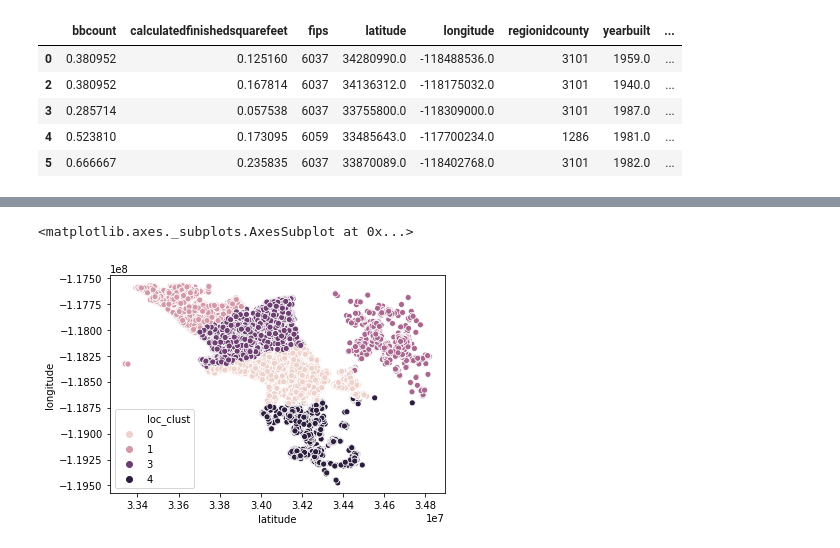
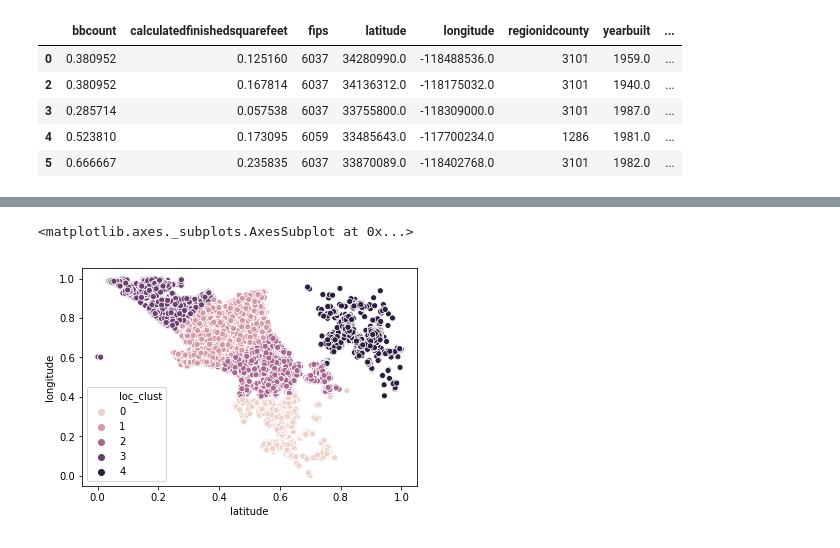
Before and after one commit to Norrick-McGee/ds-methodologies-exercises, a Jupyter notebook: clustering/explore_zillow.ipynb, the cells around one changed output, grey strips where cells are left out. Drawn from its saved outputs; the diff is of its cells as text; code cells hidden in the pictures.

```diff
--- a/clustering/explore_zillow.ipynb
+++ b/clustering/explore_zillow.ipynb
@@ -326,7 +322,13 @@ See the caveats in the documentation: http://pandas.pydata.org/pandas-docs/stabl
+# %%
+wdf2 = ppr.scale_df(wdf,['longitude','latitude'])
 # %%
 km = KMeans(n_clusters=5)
 clust_vars = ['latitude','longitude']
 
-km.fit(wdf[clust_vars])
+km.fit(wdf2[clust_vars])
 
-wdf['loc_clust'] = km.predict(wdf[clust_vars])
+wdf2['loc_clust'] = km.predict(wdf2[clust_vars])
+sns.scatterplot(wdf2['latitude'],wdf2['longitude'],hue= wdf2['loc_clust'],legend='full')
+# %% [output]
+<matplotlib.axes._subplots.AxesSubplot at 0x...>
+[figure, added]
@@ -341,5 +334,0 @@ def KMean_automated(df,cols_for_cluster,col_for_chi ='logerror',bins=2,clusters=
-# %%
-sns.scatterplot(wdf['latitude'],wdf['longitude'],hue= wdf['loc_clust'])
-# %% [output]
-<matplotlib.axes._subplots.AxesSubplot at 0x...>
-[figure, removed]
```
Also changed, not shown: parts of 48 cells of this notebook, 3 other files.
